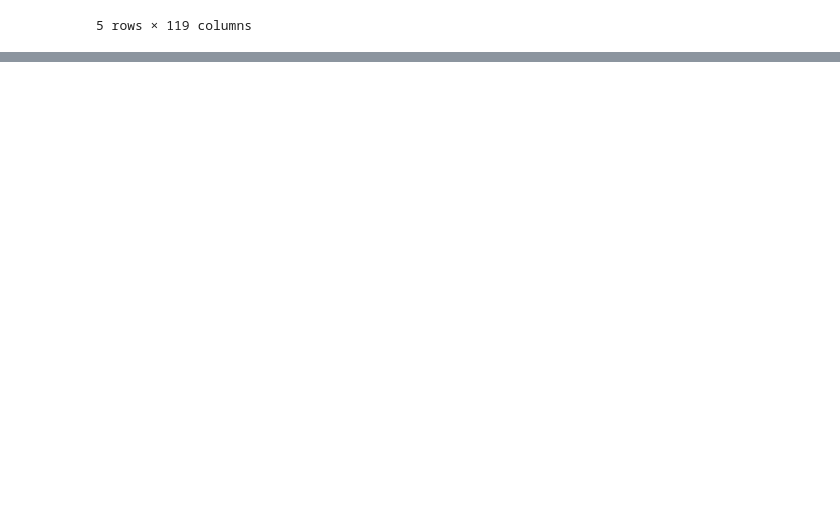
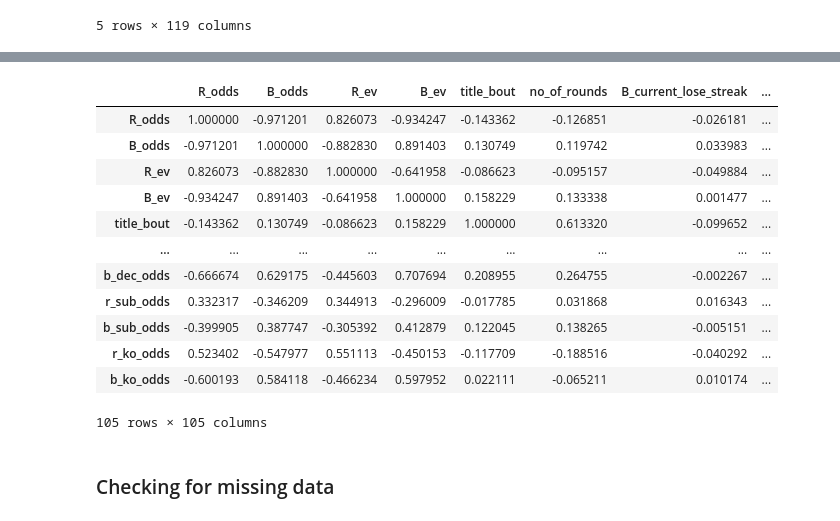
Before and after one commit to rodcurv/portfolio_Voyager, a Jupyter notebook: Project/Projeto_UFC.ipynb, the cells around one changed output, grey strips where cells are left out. Saved outputs shown, nothing was run; the diff lists cells and outputs as text; code cells hidden in the pictures; blank space fills up the shorter version.

```diff
--- a/Project/Projeto_UFC.ipynb
+++ b/Project/Projeto_UFC.ipynb
@@ -20,0 +184,5 @@ df.head()
+# %%
+plt.figure(figsize=(15, 10))
+corr = df.corr()
+sns.heatmap(corr, annot=True, cmap=plt.cm.Reds)
+plt.show()
@@ -20,0 +191,18 @@ df.head()
+# %%
+corr
+# %% [output]
+|  | R_odds | B_odds | R_ev | B_ev | title_bout | no_of_rounds | B_current_lose_streak | ... |
+| R_odds | 1.000000 | -0.971201 | 0.826073 | -0.934247 | -0.143362 | -0.126851 | -0.026181 | ... |
+| B_odds | -0.971201 | 1.000000 | -0.882830 | 0.891403 | 0.130749 | 0.119742 | 0.033983 | ... |
+| R_ev | 0.826073 | -0.882830 | 1.000000 | -0.641958 | -0.086623 | -0.095157 | -0.049884 | ... |
+| B_ev | -0.934247 | 0.891403 | -0.641958 | 1.000000 | 0.158229 | 0.133338 | 0.001477 | ... |
+| title_bout | -0.143362 | 0.130749 | -0.086623 | 0.158229 | 1.000000 | 0.613320 | -0.099652 | ... |
+| ... | ... | ... | ... | ... | ... | ... | ... | ... |
+| b_dec_odds | -0.666674 | 0.629175 | -0.445603 | 0.707694 | 0.208955 | 0.264755 | -0.002267 | ... |
+| r_sub_odds | 0.332317 | -0.346209 | 0.344913 | -0.296009 | -0.017785 | 0.031868 | 0.016343 | ... |
+| b_sub_odds | -0.399905 | 0.387747 | -0.305392 | 0.412879 | 0.122045 | 0.138265 | -0.005151 | ... |
+| r_ko_odds | 0.523402 | -0.547977 | 0.551113 | -0.450153 | -0.117709 | -0.188516 | -0.040292 | ... |
+| b_ko_odds | -0.600193 | 0.584118 | -0.466234 | 0.597952 | 0.022111 | -0.065211 | 0.010174 | ... |
+105 rows × 105 columns
+# %% [markdown]
+### Checking for missing data
```
Also changed, not shown: parts of 13 cells of this notebook.
